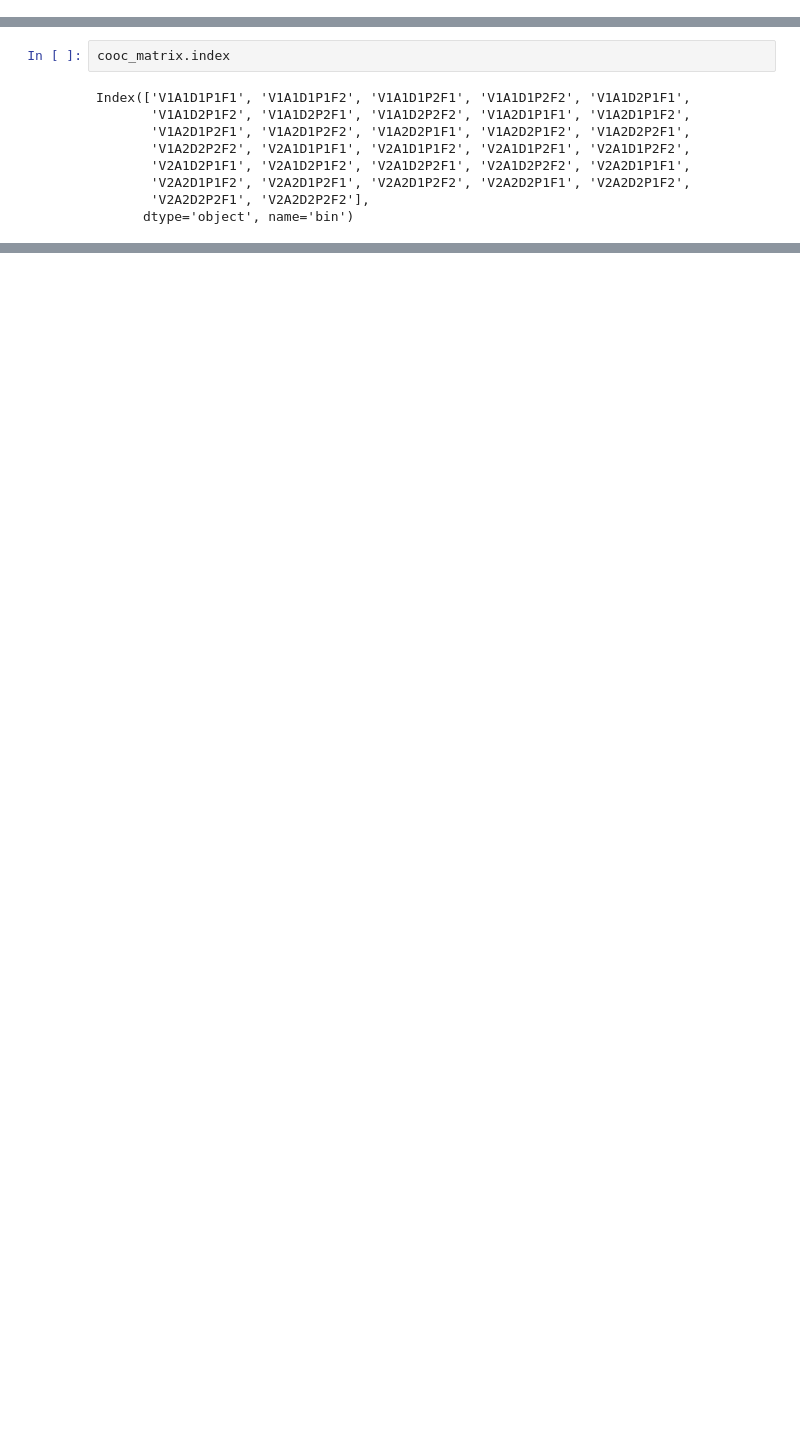
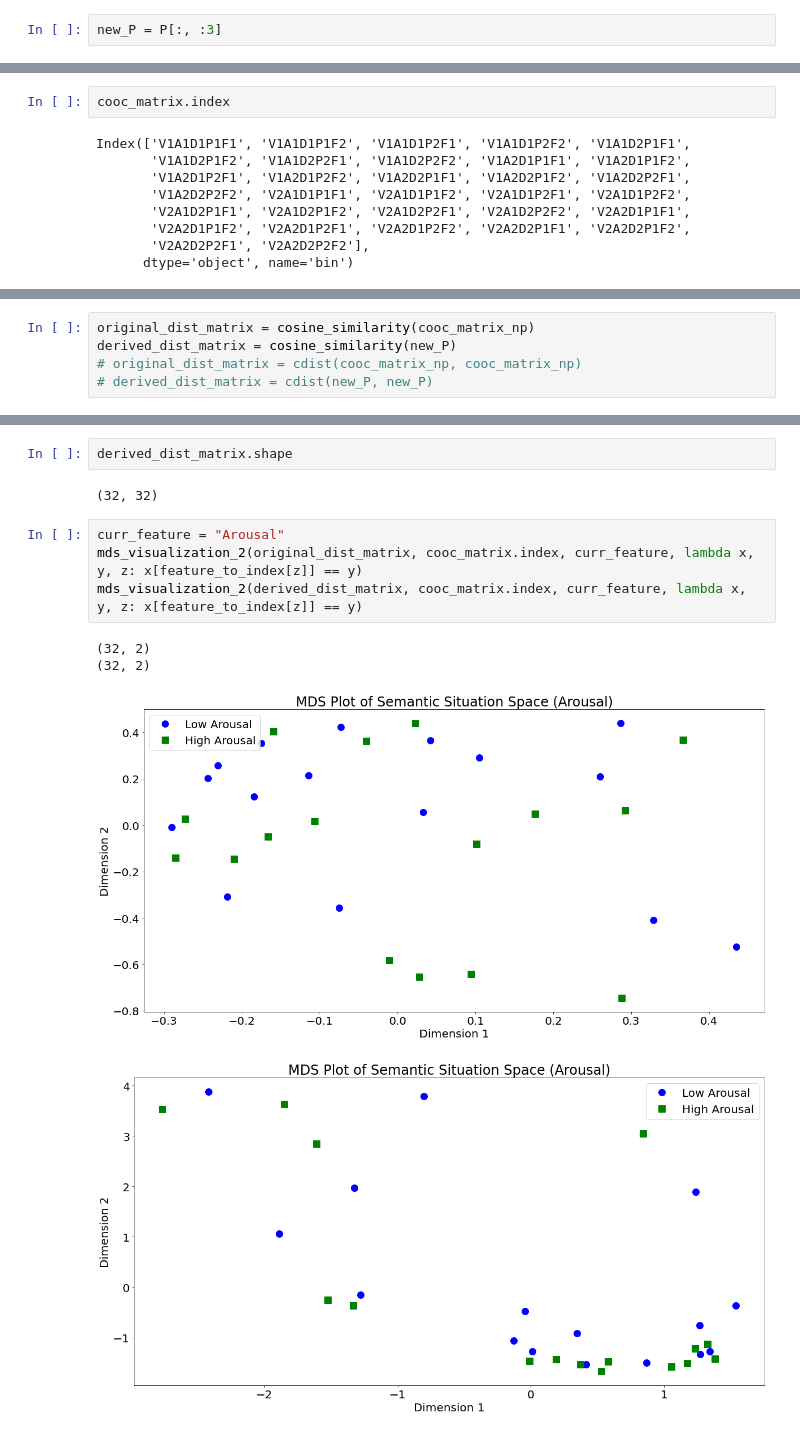
Before and after one commit to jaikaggarwal/stancetaking, a Jupyter notebook: semantic_space/test_clustering.ipynb, the cells around one changed output, grey strips where cells are left out. Drawn from its saved outputs; the diff is of its cells as text; blank space fills up the shorter version.

```diff
--- a/semantic_space/test_clustering.ipynb
+++ b/semantic_space/test_clustering.ipynb
@@ -113,3 +183,5 @@ array([0.877, 0.045, 0.034, 0.024, 0.01 , 0.003, 0.002, 0.001, 0.001,
        0.   , 0.   , 0.   , 0.   , 0.   , 0.   , 0.   , 0.   , 0.   ,
        0.   , 0.   , 0.   , 0.   , 0.   ])
+# %%
+new_P = P[:, :3]
 # %%
@@ -136,0 +330,5 @@ for x, y, label in zip(P[:, 0], P[:, 1], cooc_matrix.index):
+# %%
+original_dist_matrix = cosine_similarity(cooc_matrix_np)
+derived_dist_matrix = cosine_similarity(new_P)
+# original_dist_matrix = cdist(cooc_matrix_np, cooc_matrix_np)
+# derived_dist_matrix = cdist(new_P, new_P)
@@ -136,0 +371,13 @@ for x, y, label in zip(P[:, 0], P[:, 1], cooc_matrix.index):
+# %%
+derived_dist_matrix.shape
+# %% [output]
+(32, 32)
+# %%
+curr_feature = "Arousal"
+mds_visualization_2(original_dist_matrix, cooc_matrix.index, curr_feature, lambda x, y, z: x[feature_to_index[z]] == y)
+mds_visualization_2(derived_dist_matrix, cooc_matrix.index, curr_feature, lambda x, y, z: x[feature_to_index[z]] == y)
+# %% [output]
+(32, 2)
+(32, 2)
+[figure, added]
+[figure, added]
```
Also changed, not shown: parts of 35 cells of this notebook, 10 other files.
